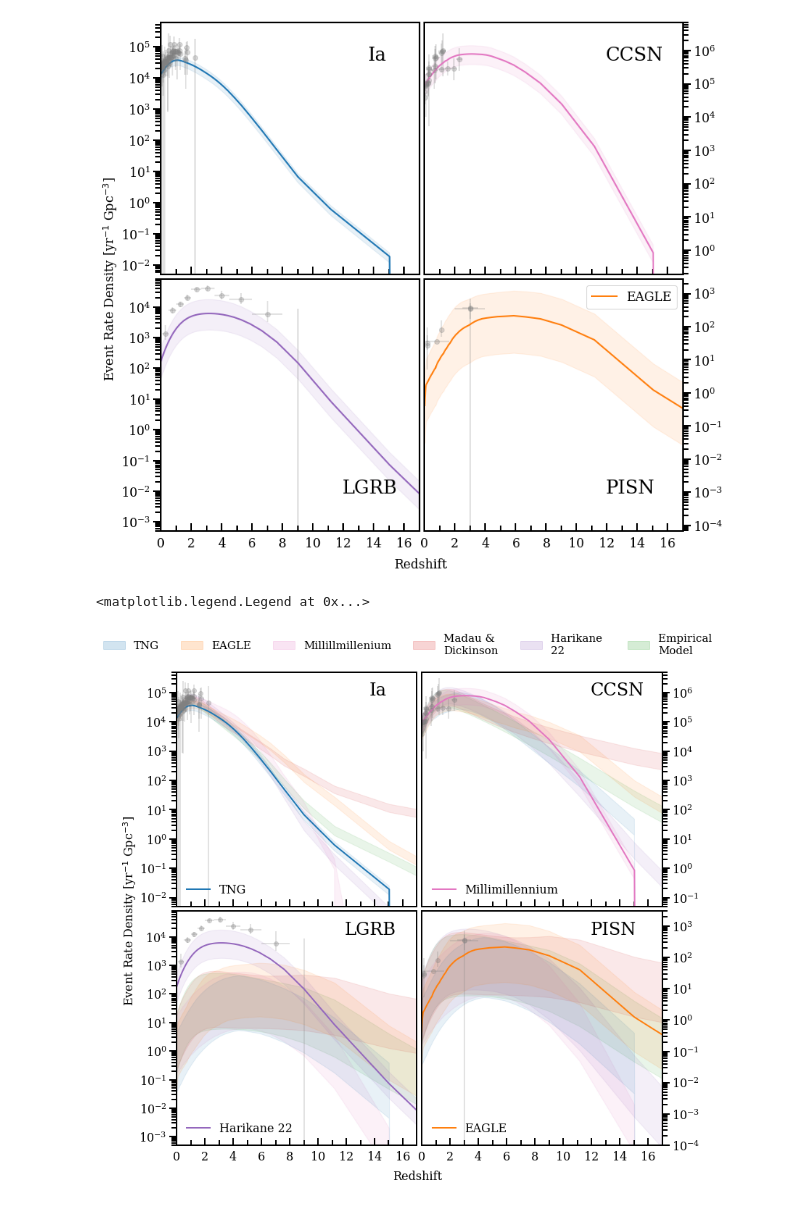
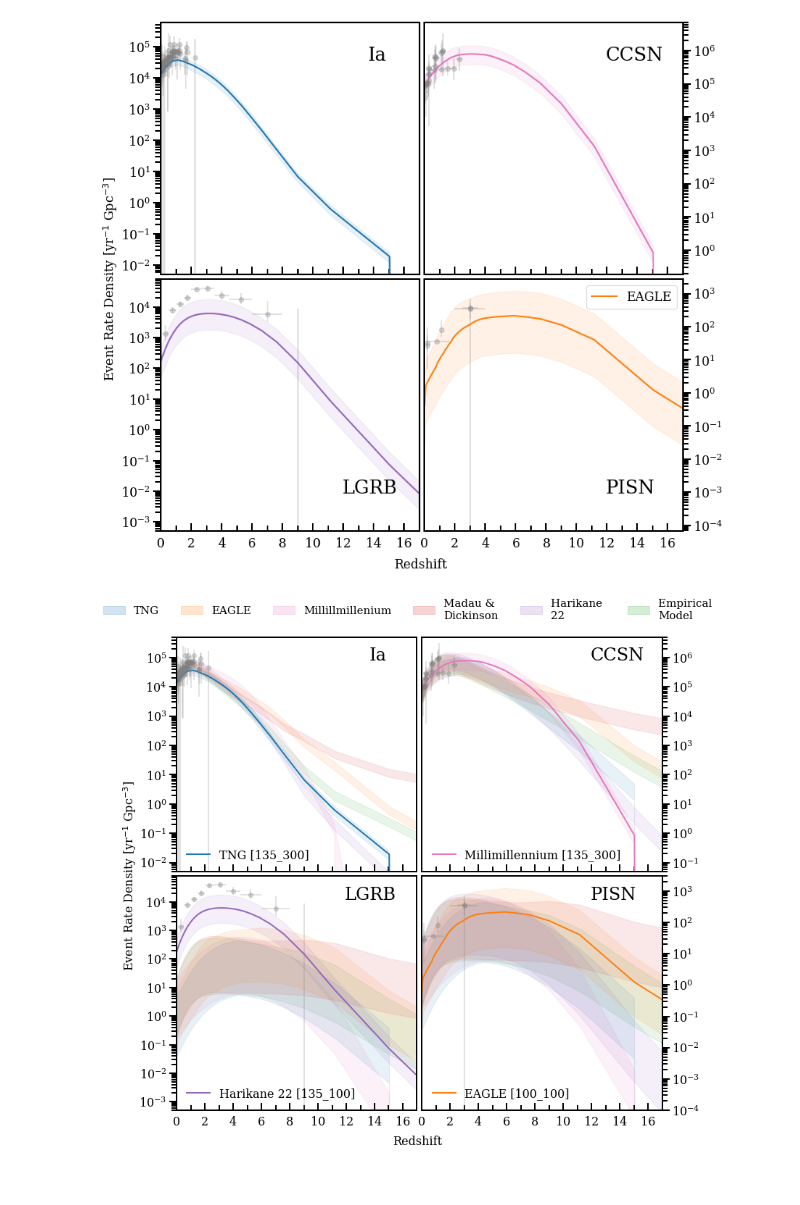
Before and after one commit to NicholaCharlton/Y4_Project, a Jupyter notebook: Dillon/Semester 2/Plotting ALL Rates (by type).ipynb, the cells around one changed output. Saved outputs shown, nothing was run; the diff lists cells and outputs as text; code cells hidden in the pictures.

```diff
--- a/Dillon/Semester 2/Plotting ALL Rates (by type).ipynb
+++ b/Dillon/Semester 2/Plotting ALL Rates (by type).ipynb
@@ -233,7 +233,7 @@ for ax in axs:
 
 
 for ax in axs[0:1]:
-    ax.plot(model_data['TNG']['135_300']['redshift_edges'][:-1], Ia_rates['TNG']['135_300'], lw = 2, label = 'TNG')
+    ax.plot(model_data['TNG']['135_300']['redshift_edges'][:-1], Ia_rates['TNG']['135_300'], lw = 2, label = 'TNG [135_300]')
 
     plot_fill_between(ax, Ia_rates, 'empmodel', '135_300', model_data, '#2ca02c')
     plot_fill_between(ax, Ia_rates, 'harikane22', '135_300', model_data, '#9467bd')
@@ -268,7 +268,7 @@ for ax in axs[0:1]:
     ax.set_ylim(5e-3, 5e5)
 
 for ax in axs[1:2]:
-    ax.plot(model_data['millimillennium']['135_300']['redshift_edges'][:-1], CCSN_rates['millimillennium']['135_300'], color = '#e377c2', lw = 2, label = 'Millimillennium')
+    ax.plot(model_data['millimillennium']['135_300']['redshift_edges'][:-1], CCSN_rates['millimillennium']['135_300'], color = '#e377c2', lw = 2, label = 'Millimillennium [135_300]')
 
 
     plot_fill_between(ax, CCSN_rates, 'empmodel', '135_300', model_data, '#2ca02c')
@@ -301,7 +301,7 @@ for ax in axs[1:2]:
     ax.set_ylim(5e-2, 5e6)
 
 for ax in axs[2:3]:
-    ax.plot(model_data['harikane22']['135_100']['redshift_edges'][:-1], LGRB_rates['harikane22']['135_100'], color = '#9467bd', lw = 2, label = 'Harikane 22')
+    ax.plot(model_data['harikane22']['135_100']['redshift_edges'][:-1], LGRB_rates['harikane22']['135_100'], color = '#9467bd', lw = 2, label = 'Harikane 22 [135_100]')
 
     plot_fill_between(ax, PISN_rates, 'empmodel', '135_300', model_data, '#2ca02c')
     plot_fill_between(ax, PISN_rates, 'MD', '135_300', model_data, '#d62728')
@@ -328,7 +328,7 @@ for ax in axs[2:3]:
     ax.set_ylim(5e-4, 8e4)
 
 for ax in axs[3:4]:
-    ax.plot(model_data['EAGLE']['100_100']['redshift_edges'][:-1], PISN_rates['EAGLE']['100_100'], color = '#ff7f0e', lw =2, label = 'EAGLE')
+    ax.plot(model_data['EAGLE']['100_100']['redshift_edges'][:-1], PISN_rates['EAGLE']['100_100'], color = '#ff7f0e', lw =2, label = 'EAGLE [100_100]')
 
     plot_fill_between(ax, PISN_rates, 'empmodel', '135_300', model_data, '#2ca02c')
     plot_fill_between(ax, PISN_rates, 'harikane22', '135_300', model_data, '#9467bd')
@@ -348,33 +348,32 @@ for ax in axs[3:4]:
             ms=6,
             alpha=0.3,
             color= 'grey'
     )
 
     ax.yaxis.tick_right()
     ax.tick_params(axis='y', which='both')
     ax.text(0.7, 0.9, "PISN", transform=ax.transAxes,fontsize=24)
     ax.legend(loc = 'lower left', frameon = False)
     ax.set_ylim(1e-4, 3e3)
 
 fig.text(0.05, 0.5, r"Event Rate Density [yr$^{-1}$ Gpc$^{-3}$]", ha="center", va="center", rotation="vertical")
 fig.text(0.51, 0.075, "Redshift", ha="center", va="center")
 
 
 legend_labels = ['TNG', 'EAGLE', 'Millillmillenium', 'Madau & \nDickinson', 'Harikane \n22', 'Empirical \nModel']
 legend_colors = ['#1f77b4', '#ff7f0e', '#e377c2', '#d62728', '#9467bd', '#2ca02c']
 
 fig.legend(handles=[Patch(color=color, label=label, alpha = 0.2) for color, label in zip(legend_colors, legend_labels)],
            loc='upper center', bbox_to_anchor=(0.5, 0.9), fontsize=15, frameon=False, ncol = 6)
 
 
 ###Creates space above plot :)
 fig.legend(handles=[Patch(color=color, label=label, alpha = 0.2) for color, label in zip(legend_colors, legend_labels)],
            loc='upper center', bbox_to_anchor=(0.5, 0.95), fontsize=13, frameon=False, ncol = 6)
 
 
 #plt.tight_layout()
 
-#plt.savefig('/Users/dillon/Desktop/EM ALl Models Range', bbox_inches='tight')
+plt.savefig('/Users/dillon/Desktop/EM ALl Models Range', bbox_inches='tight')
 # %% [output]
-<matplotlib.legend.Legend at 0x...>
-[figure, old version]
+[figure, new version]
```
